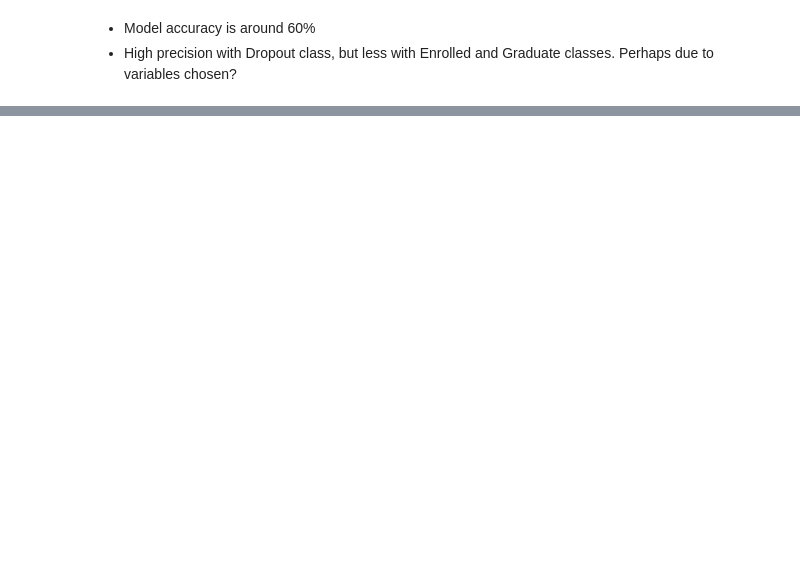
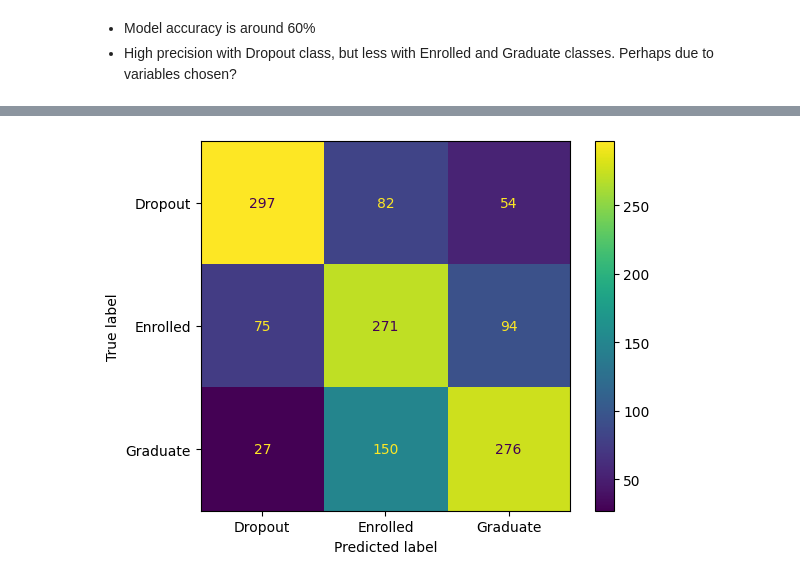
Before and after one commit to MSC-DS-Y1/Applied-Machine-Learning-Project, a Jupyter notebook: src/models/nasim/main.ipynb, the cells around one changed output, grey strips where cells are left out. Cells and saved outputs as stored; diff of their text form; code cells hidden in the pictures; blank space fills up the shorter version.

Commit message:
Re-ran model with different dataset splitting

```diff
--- a/src/models/nasim/main.ipynb
+++ b/src/models/nasim/main.ipynb
@@ -91,0 +96,30 @@ plt.show()
+# %%
+from sklearn.model_selection import train_test_split
+from sklearn.linear_model import LogisticRegression
+from sklearn.metrics import classification_report, confusion_matrix, ConfusionMatrixDisplay
+from sklearn.preprocessing import StandardScaler
+
+# Split data into training (70%) and temporary (30%) sets
+X_train, X_temp, y_train, y_temp = train_test_split(x, y, test_size=0.3, random_state=42)  # 40% for temp (validation + test)
+
+# Split the temporary set into validation (2/3) and test (1/3) sets
+X_val, X_test, y_val, y_test = train_test_split(X_temp, y_temp, test_size=2/3, random_state=42)  # 50% of the temp for test
+
+#  Standardisation and scaling
+scaler = StandardScaler()
+X_train = scaler.fit_transform(X_train)
+X_val = scaler.transform(X_val)
+X_test = scaler.transform(X_test)
+
+# Initialize the Logistic Regression model with multi-class handling
+model = LogisticRegression(multi_class='multinomial', solver='lbfgs', max_iter=1000, random_state=42)
+# %%
+# Train the model
+model.fit(X_train, y_train)
+
+# Make predictions on the validation set
+y_val_pred = model.predict(X_val)
+
+# Evaluate model on the validation set
+print("\nValidation Classification Report:")
+print(classification_report(y_val, y_val_pred))
@@ -91,0 +137,7 @@ plt.show()
+# %%
+# Make predictions on the test set
+y_test_pred = model.predict(X_test)
+
+# Evaluate model on the test set
+print("\nTest Classification Report:")
+print(classification_report(y_test, y_test_pred))
@@ -91,0 +155,7 @@ plt.show()
+# %%
+cm = confusion_matrix(y_test, y_test_pred, labels=model.classes_)
+disp = ConfusionMatrixDisplay(confusion_matrix=cm, display_labels=model.classes_)
+disp.plot()
+plt.show()
+# %% [output]
+[figure, added]
```
Also changed, not shown: parts of 7 cells of this notebook, 2 other files.
